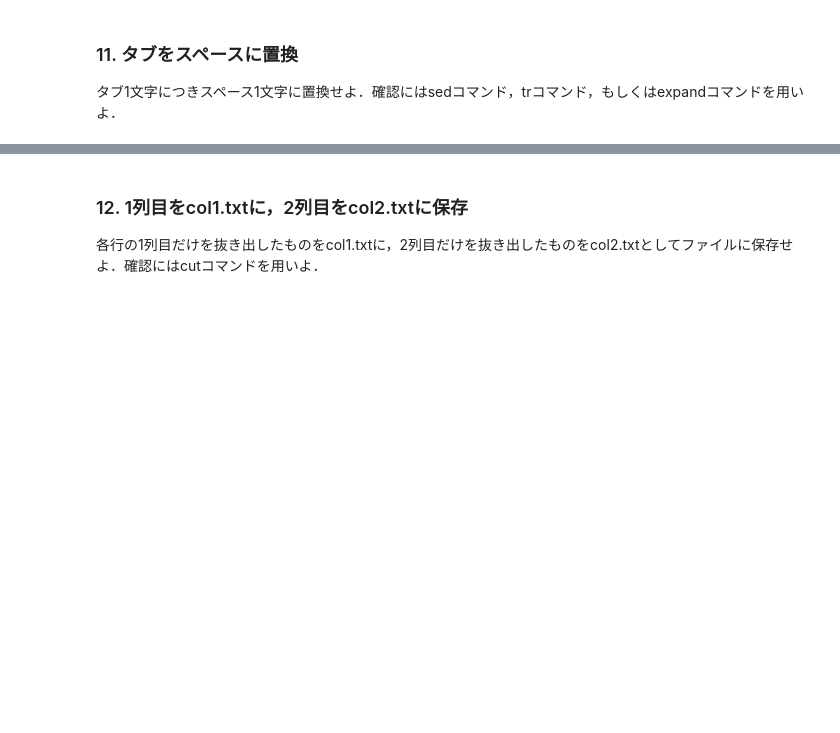
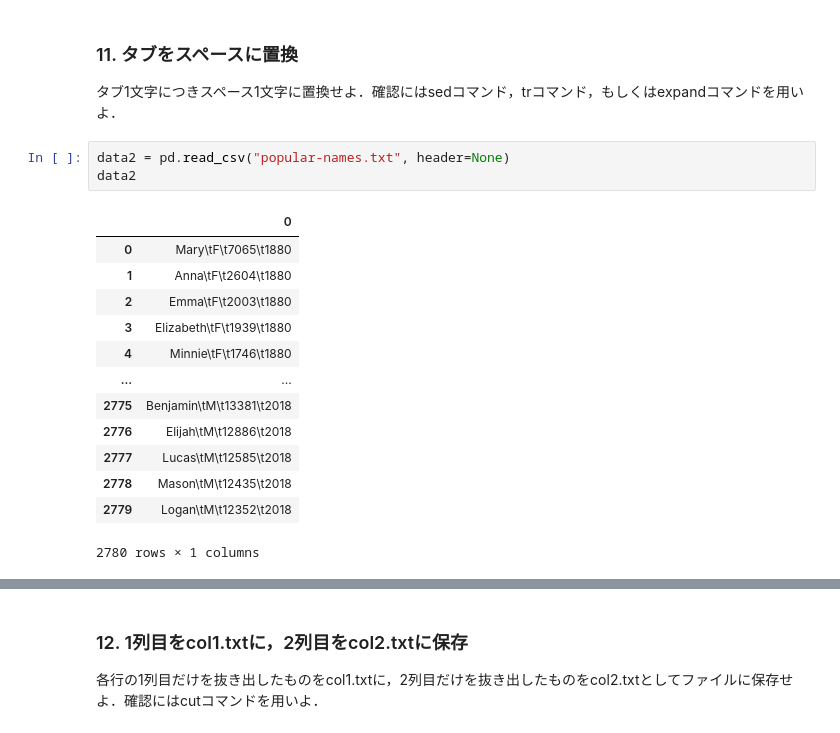
Before and after one commit to KFurudate/NLP100_Exercise2020, a Jupyter notebook: Chapter2_UNIX_Commands.ipynb, the cells around one changed output, grey strips where cells are left out. Saved outputs shown, nothing was run; the diff lists cells and outputs as text; blank space fills up the shorter version.

```diff
--- a/Chapter2_UNIX_Commands.ipynb
+++ b/Chapter2_UNIX_Commands.ipynb
@@ -21,3 +19,20 @@ popular-names.txt  sample_data
 # %% [markdown]
 ### 11. タブをスペースに置換
 タブ1文字につきスペース1文字に置換せよ．確認にはsedコマンド，trコマンド，もしくはexpandコマンドを用いよ．
+# %%
+data2 = pd.read_csv("popular-names.txt", header=None)
+data2
+# %% [output]
+|  | 0 |
+| 0 | Mary\tF\t7065\t1880 |
+| 1 | Anna\tF\t2604\t1880 |
+| 2 | Emma\tF\t2003\t1880 |
+| 3 | Elizabeth\tF\t1939\t1880 |
+| 4 | Minnie\tF\t1746\t1880 |
+| ... | ... |
+| 2775 | Benjamin\tM\t13381\t2018 |
+| 2776 | Elijah\tM\t12886\t2018 |
+| 2777 | Lucas\tM\t12585\t2018 |
+| 2778 | Mason\tM\t12435\t2018 |
+| 2779 | Logan\tM\t12352\t2018 |
+2780 rows × 1 columns
```
Also changed, not shown: parts of 6 cells of this notebook.
